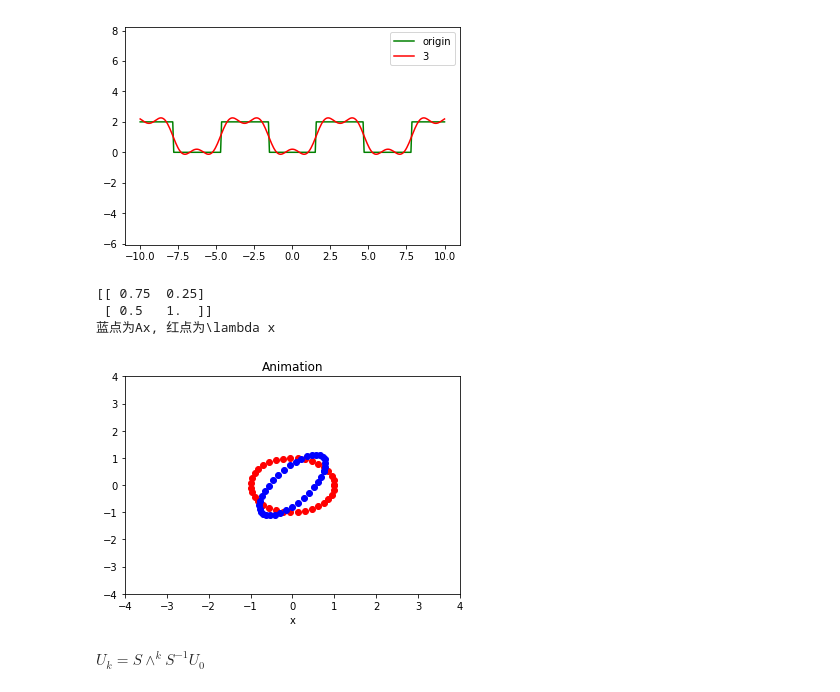
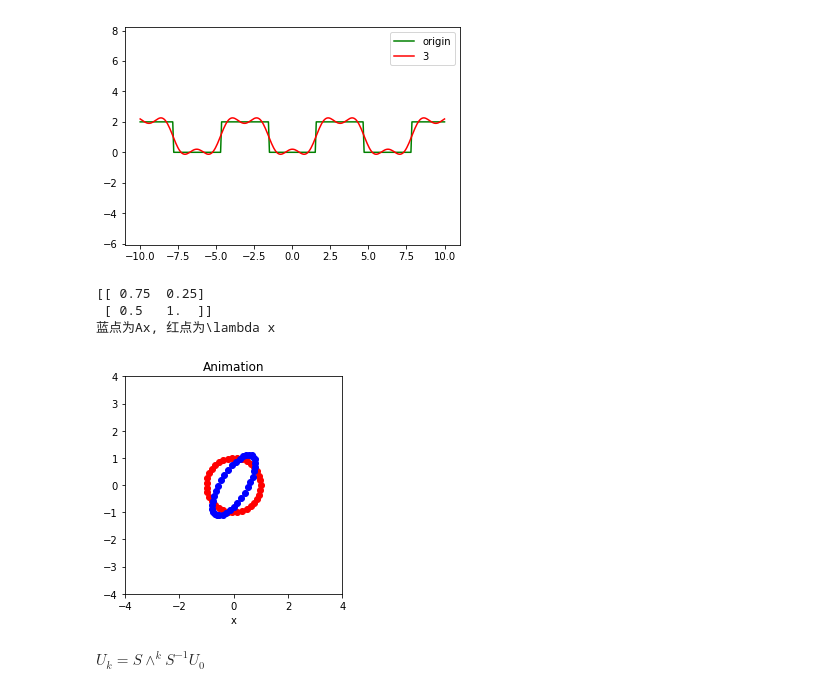
Before and after one commit to fantasy-mark/dl, a Jupyter notebook: math_base/Homework.ipynb, the cells around one changed output. Saved outputs shown, nothing was run; the diff lists cells and outputs as text; code cells hidden in the pictures.

```diff
--- a/math_base/Homework.ipynb
+++ b/math_base/Homework.ipynb
@@ -120,35 +120,36 @@ def eigshow(A):
     x=np.array([np.cos(w),np.sin(w)])
     ax = A.dot(x)
 
     def update(num):
         s1.set_data(x[:, 0:num])
         s2.set_data(ax[:, 0:num])
         return s1,s2
 
     fig1 = plt.figure()
 
     s1, = plt.plot([], [], 'ro', label='Ax')
     s2, = plt.plot([], [], 'bo', label='lambda x')
     plt.xlim(-4, 4)
     plt.ylim(-4, 4)
     plt.xlabel('x')
     plt.title('Animation')
+    plt.gca().set_aspect(1)
 
     # See help(animation.FuncAnimation)
-    line_ani = animation.FuncAnimation(fig1, update, interval=200, blit=False, repeat=False)
+    line_ani = animation.FuncAnimation(fig1, update, frames=36, interval=200, blit=False, repeat=False)
     # ipython 无法直接显示绘制过程, 保存为gif格式
     line_ani.save('eigshow.gif', writer='imagemagick')
 
     os.system('xdg-open eigshow.gif')
 
 print "\033[31m蓝点为Ax, 红点为\lambda x\033[0m"
 
 eigshow(A)
 # %% [output]
 [[ 0.75  0.25]
  [ 0.5   1.  ]]
 蓝点为Ax, 红点为\lambda x
-[figure, old version]
+[figure, new version]
 # %%
 # Homework 3-4 评估使用特征根求解和普通求解裴波那契数列的时间开销和准确性
 #!/usr/bin/env python
```
Also changed, not shown: parts of 4 cells of this notebook, 1 other file.
